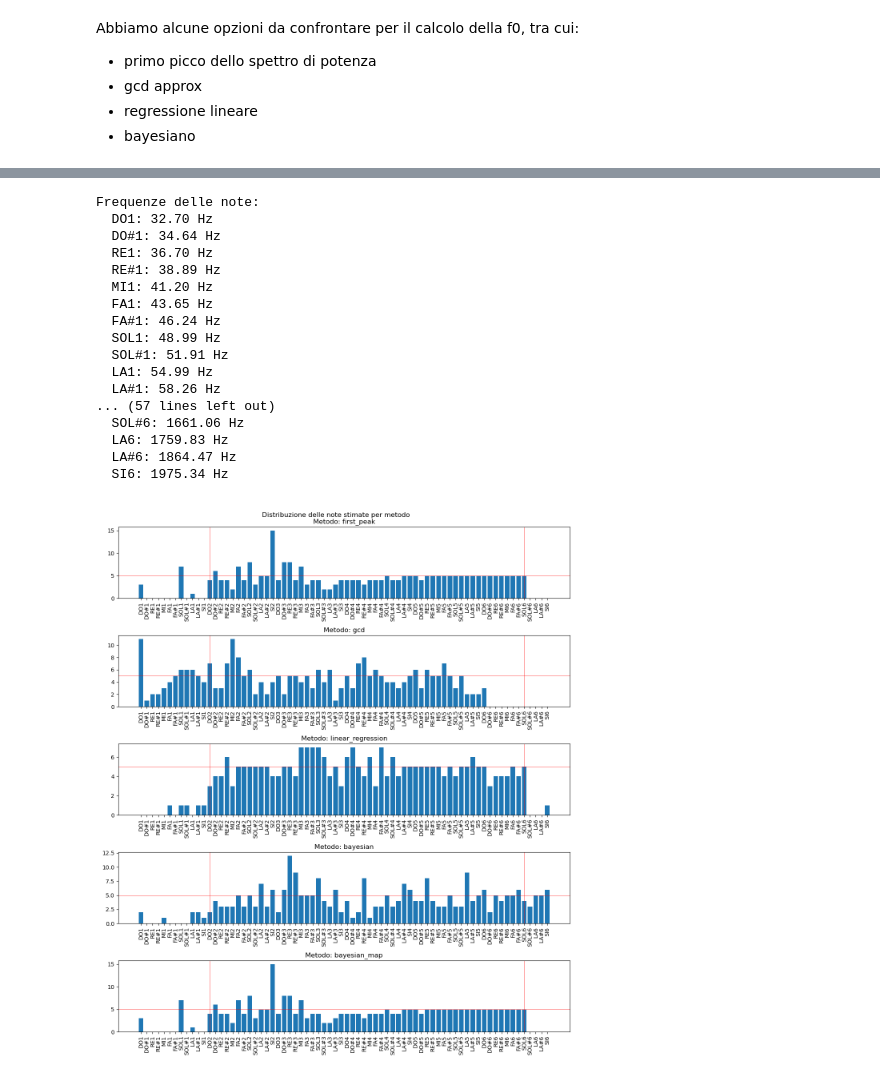
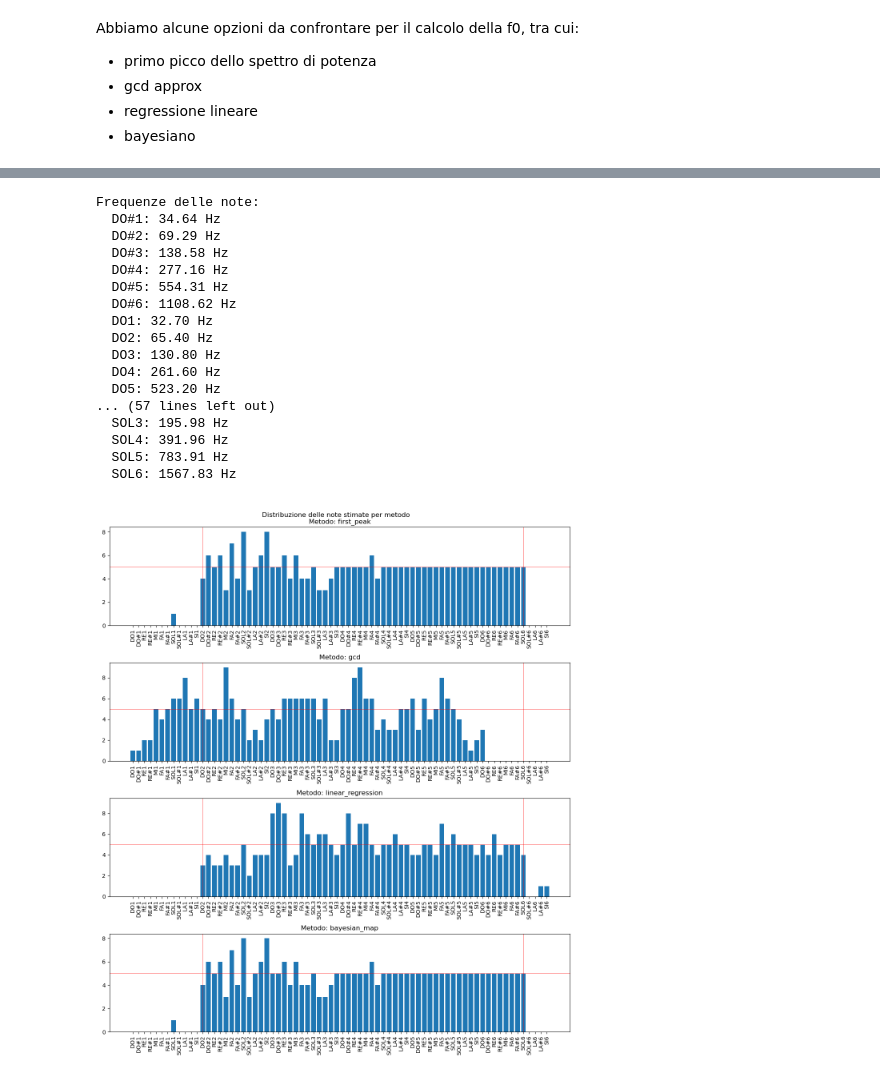
Before and after one commit to Lvetto/lmd_organo, a Jupyter notebook: calcolo_f0_batch.ipynb, the cells around one changed output, grey strips where cells are left out. Cells and saved outputs as stored; diff of their text form; code cells hidden in the pictures.

```diff
--- a/calcolo_f0_batch.ipynb
+++ b/calcolo_f0_batch.ipynb
@@ -313,17 +313,26 @@ with open(filepath, 'r') as f:
 # %%
 # calcola f0 per ogni campione usando i diversi metodi
 f0_results = {}
+bayesian_q_results = {}
 for sample, data in peaks_dict.items():
     print(f"Processing {sample}...")
     freqs = np.array(data["peaks"]['frequencies'])
     mags = np.array(data["peaks"]['magnitudes'])
 
+    bayesian_map_result = get_f0_bayesian_map(freqs)
+    if bayesian_map_result is None:
+        bayesian_map_f0 = None
+        bayesian_map_q = None
+    else:
+        bayesian_map_f0, bayesian_map_q = bayesian_map_result
+
     f0_results[sample] = {
         'first_peak': get_f0_first_peak(freqs, freqs, mags),
         'gcd': get_f0_from_gcd(freqs),
         'linear_regression': get_f0_linear_regression(freqs),
-        'bayesian': get_f0_bayesian(freqs),
-        'bayesian_map': get_f0_bayesian_map(freqs)
+        #'bayesian': get_f0_bayesian(freqs),
+        'bayesian_map': bayesian_map_f0
     }
+    bayesian_q_results[sample] = bayesian_map_q
 # %% [output]
 Processing Nota_1...
@@ -345,0 +355,16 @@ MAP Singolo -> F0: 495.00Hz, Sigma: 0.10Hz, q: 0.56851385
+# %%
+# istogramma delle q_map stimate con il metodo bayesiano
+bayesian_qs = [q for q in bayesian_q_results.values() if q is not None]
+plt.figure(figsize=(8, 4))
+plt.hist(bayesian_qs, bins=100, color='skyblue', edgecolor='black')
+plt.title('Istogramma dei q stimati (Bayesian MAP)')
+plt.xlabel('q')
+plt.ylabel('Frequenza')
+plt.grid(axis='y', alpha=0.75)
+plt.show()
+
+# stampa i file in cui q è maggiore di 0.95
+print("Campioni con q stimato > 0.95:")
+for sample, q in bayesian_q_results.items():
+    if q is not None and q > 0.95:
+        print(f"{sample}: q = {q:.8f}")
@@ -369,38 +413,37 @@ Nota_2:
 # %%
-# cstruisci un dizionario con le frequenze delle note dalla prima ottava fino alla quinta, sfruttando l'andamento esponenziale delle frequenze
 note_freqs = {}
-for octave in range(1, 7):
+for octave in range(1, 7):  # 1..8
     for i, note in enumerate(["DO", "DO#", "RE", "RE#", "MI", "FA", "FA#", "SOL", "SOL#", "LA", "LA#", "SI"]):
         freq = 16.35 * (2 ** octave) * (2 ** (i / 12))
         note_freqs[f"{note}{octave}"] = freq
 
 print("Frequenze delle note:")
-for note, freq in note_freqs.items():
+for note, freq in sorted(note_freqs.items()):
     print(f"  {note}: {freq:.2f} Hz")
 # %% [output]
 Frequenze delle note:
+  DO#1: 34.64 Hz
+  DO#2: 69.29 Hz
+  DO#3: 138.58 Hz
+  DO#4: 277.16 Hz
+  DO#5: 554.31 Hz
+  DO#6: 1108.62 Hz
   DO1: 32.70 Hz
-  DO#1: 34.64 Hz
-  RE1: 36.70 Hz
-  RE#1: 38.89 Hz
-  MI1: 41.20 Hz
-  FA1: 43.65 Hz
-  FA#1: 46.24 Hz
-  SOL1: 48.99 Hz
-  SOL#1: 51.91 Hz
-  LA1: 54.99 Hz
-  LA#1: 58.26 Hz
+  DO2: 65.40 Hz
+  DO3: 130.80 Hz
+  DO4: 261.60 Hz
+  DO5: 523.20 Hz
 ... (57 lines left out)
-  SOL#6: 1661.06 Hz
-  LA6: 1759.83 Hz
-  LA#6: 1864.47 Hz
-  SI6: 1975.34 Hz
+  SOL3: 195.98 Hz
+  SOL4: 391.96 Hz
+  SOL5: 783.91 Hz
+  SOL6: 1567.83 Hz
 # %%
 types = [
     "first_peak",
     "gcd",
     "linear_regression",
-    "bayesian",
+    #"bayesian",
     "bayesian_map"
 ]
 
@@ -437,21 +480,23 @@ for method in types:
 # %%
 ordered_notes = list(note_freqs.keys())
 fig, axs = plt.subplots(len(types), 1, figsize=(12, 14))
 
 fig.suptitle("Distribuzione delle note stimate per metodo")
 
 for i, method in enumerate(types):
     counts = [binned_results[method].count(note) for note in ordered_notes]
     axs[i].bar(np.arange(len(ordered_notes)), counts, width=0.8)
     axs[i].set_title(f"Metodo: {method}")
     axs[i].set_xticks(np.arange(len(ordered_notes)))
     axs[i].set_xticklabels(ordered_notes, rotation=90)
     axs[i].axhline(5, color='red', linewidth=0.5)
-    axs[i].axvline(ordered_notes.index("DO2"), color='red', linewidth=0.5)
-    axs[i].axvline(ordered_notes.index("SOL6"), color='red', linewidth=0.5)
+    if "DO2" in ordered_notes:
+        axs[i].axvline(ordered_notes.index("DO2"), color='red', linewidth=0.5)
+    if "SOL6" in ordered_notes:
+        axs[i].axvline(ordered_notes.index("SOL6"), color='red', linewidth=0.5)
 
 
 plt.tight_layout()
 plt.show()
 # %% [output]
-[figure, old version]
+[figure, new version]
```
Also changed, not shown: parts of 6 cells of this notebook, 3 other files.
